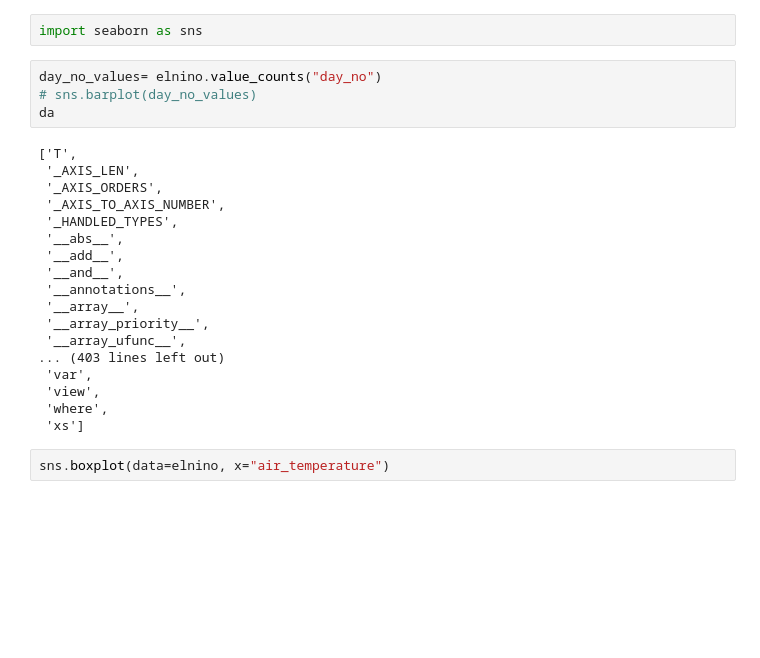
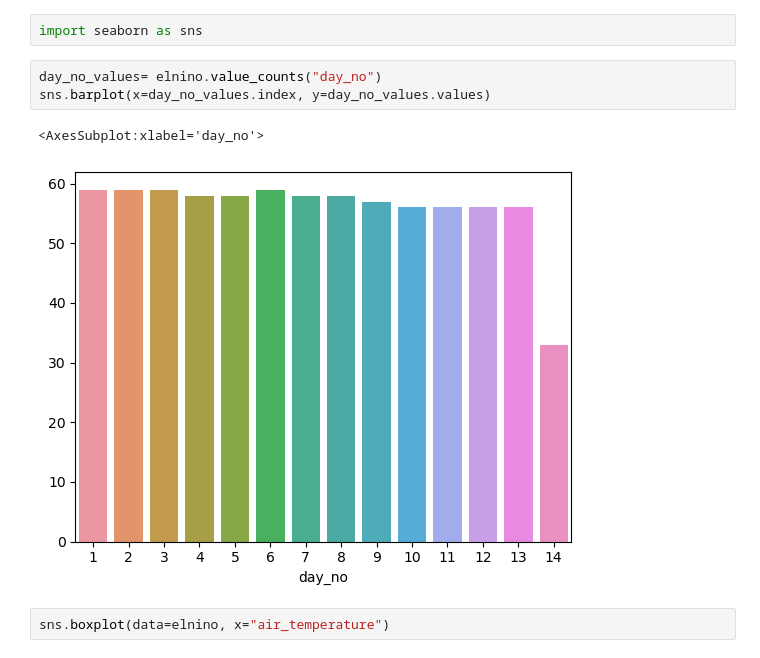
Before and after one commit to cherniaky/PA, a Jupyter notebook: cvik7.ipynb, the cells around one changed output. Drawn from its saved outputs; the diff is of its cells as text; blank space fills up the shorter version.

```diff
--- a/cvik7.ipynb
+++ b/cvik7.ipynb
@@ -60,26 +60,10 @@ dtype: int64
 import seaborn as sns
 # %%
 day_no_values= elnino.value_counts("day_no")
-# sns.barplot(day_no_values)
-da
+sns.barplot(x=day_no_values.index, y=day_no_values.values)
 # %% [output]
-['T',
- '_AXIS_LEN',
- '_AXIS_ORDERS',
- '_AXIS_TO_AXIS_NUMBER',
- '_HANDLED_TYPES',
- '__abs__',
- '__add__',
- '__and__',
- '__annotations__',
- '__array__',
- '__array_priority__',
- '__array_ufunc__',
-... (403 lines left out)
- 'var',
- 'view',
- 'where',
- 'xs']
+<AxesSubplot:xlabel='day_no'>
+[figure, added]
 # %%
 sns.boxplot(data=elnino, x="air_temperature")
 # %% [output]
```
Also changed, not shown: parts of 2 cells of this notebook, 1 other file.
